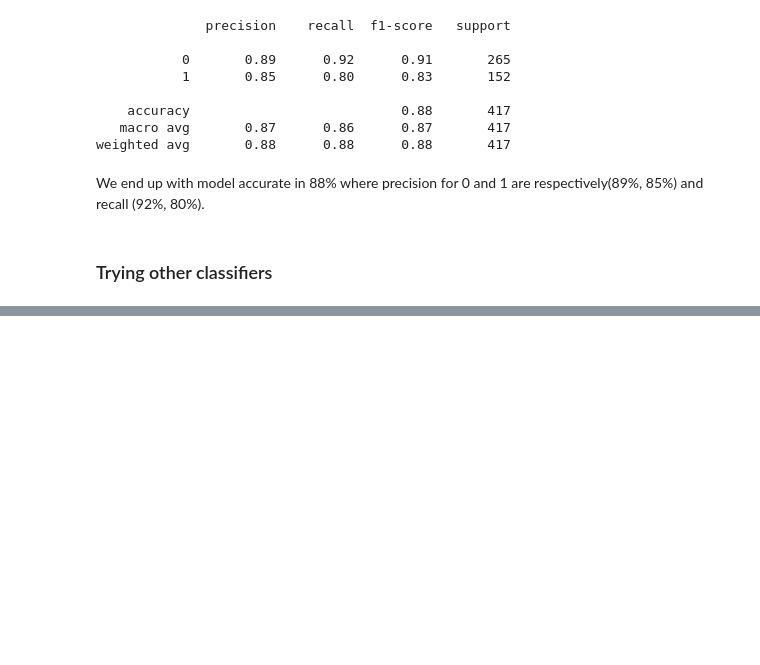
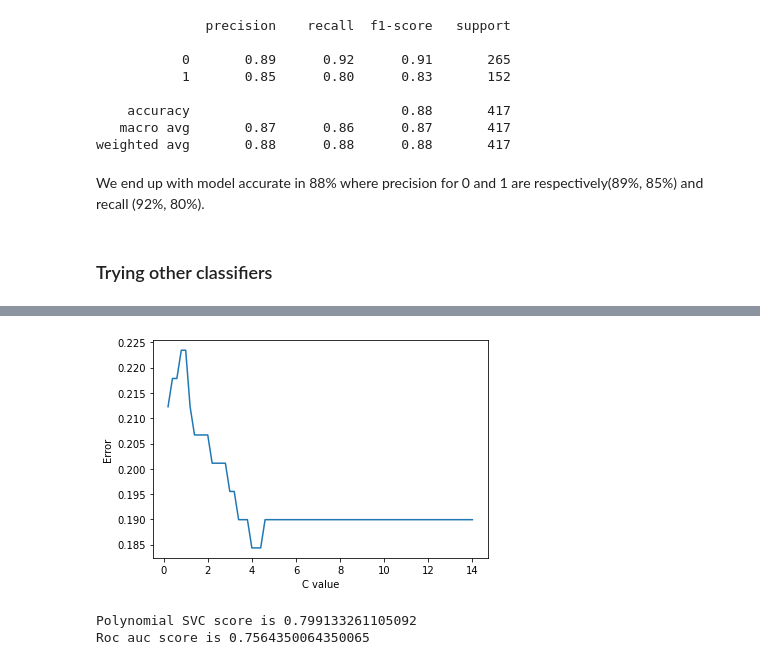
Before and after one commit to bartoszpiechnik25/DataScience, a Jupyter notebook: Titanic.ipynb, the cells around one changed output, grey strips where cells are left out. Saved outputs shown, nothing was run; the diff lists cells and outputs as text; code cells hidden in the pictures; blank space fills up the shorter version.

```diff
--- a/Titanic.ipynb
+++ b/Titanic.ipynb
@@ -343,5 +338,0 @@ array([0.78321678, 0.81818182, 0.78169014, 0.75352113, 0.81690141])
-# %%
-svc_model.fit(X_train, y_train)
-svc_pred = svc_model.predict(X_test)
-print(confusion_matrix(y_test, svc_pred))
-print(classification_report(y_test, svc_pred))
@@ -376,0 +353,35 @@ We scan see that SVC did as well as Logistic Regression and KNN did slightly wor
+# %%
+def find_best_model_SVC(degree: int, iterations: int):
+    error = []
+    c_vals = []
+    c = 0
+    for i in range(iterations):
+        c += 0.2
+        c_vals.append(c)
+        model = make_pipeline(PolynomialFeatures(degree=degree),
+                            StandardScaler(),
+                            SVC(C=c,
+                            max_iter=10**5,
+                            degree=degree,
+                            kernel='poly')).fit(X_train, y_train)
+        error.append(mean_squared_error(y_test, model.predict(X_test)))
+    plt.plot(c_vals,error)
+    plt.xlabel('C value')
+    plt.ylabel('Error')
+    return c_vals[error.index(min(error))]
+
+C_poly = find_best_model_SVC(2,70)
+# %% [output]
+[figure, added]
+# %%
+polynomial_svc = make_pipeline(PolynomialFeatures(2),
+                                StandardScaler(),
+                                SVC(C=c_svc,
+                                degree=2,
+                                kernel='poly'))
+polynomial_svc.fit(X_train, y_train)
+print(f'Polynomial SVC score is {cross_val_score(polynomial_svc,X_train,y_train).mean()}')
+print(f'Roc auc score is {roc_auc_score(y_test, polynomial_svc.predict(X_test))}')
+# %% [output]
+Polynomial SVC score is 0.799133261105092
+Roc auc score is 0.7564350064350065
```
Also changed, not shown: parts of 22 cells of this notebook.
